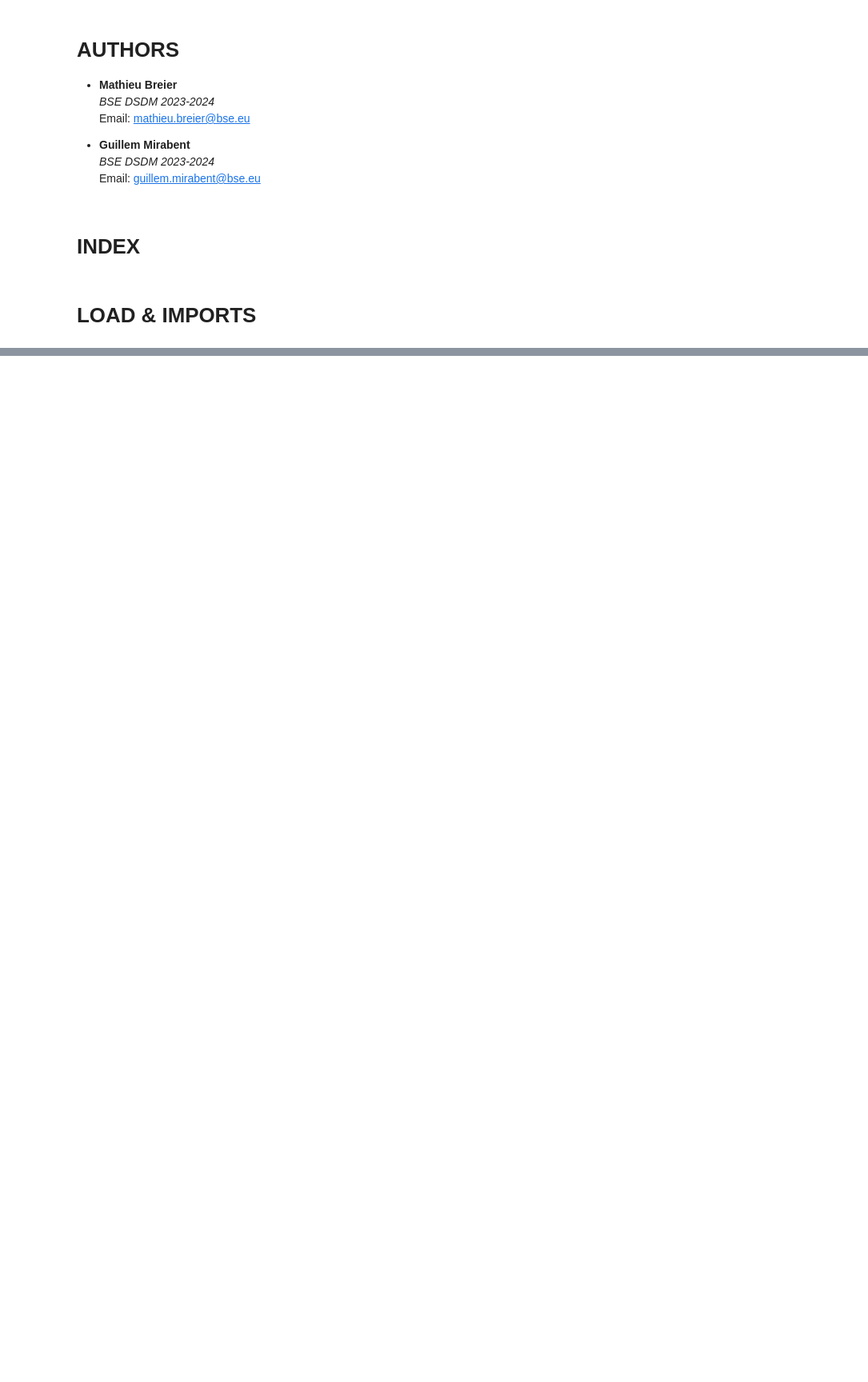
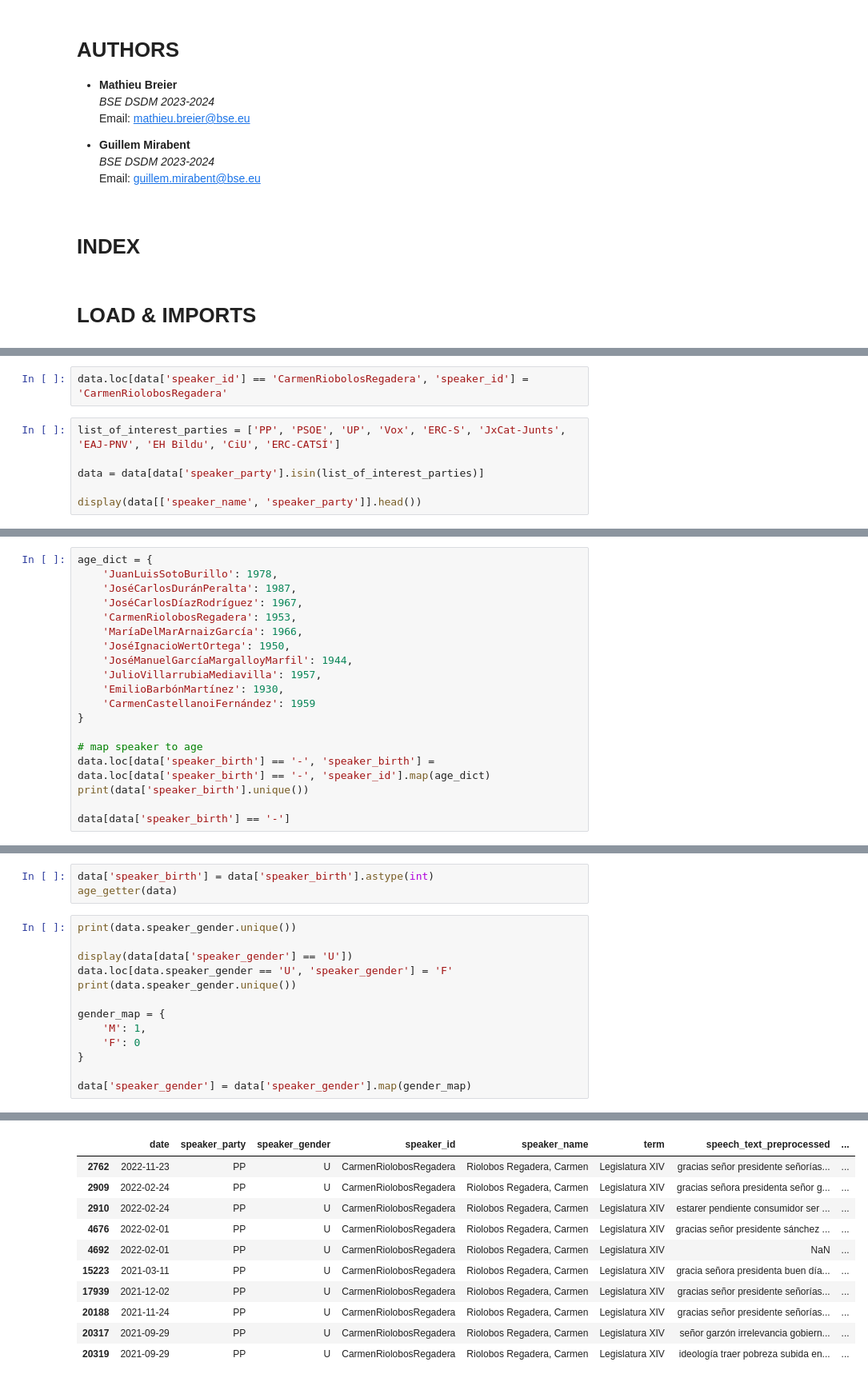
Before and after one commit to guill-mr/Speech_Classification_in_Spanish_Parliament_with_Transformers, a Jupyter notebook: NN_model.ipynb, the cells around one changed output, grey strips where cells are left out. Shown at 80% size. Drawn from its saved outputs; the diff is of its cells as text; blank space fills up the shorter version.

Commit message:
Initial data preparation for transformer model

```diff
--- a/NN_model.ipynb
+++ b/NN_model.ipynb
@@ -39,0 +65,8 @@ data.loc[data['speaker_party'] == 'PP', 'speaker_party'] = 1
+# %%
+data.loc[data['speaker_id'] == 'CarmenRiobolosRegadera', 'speaker_id'] = 'CarmenRiolobosRegadera'
+# %%
+list_of_interest_parties = ['PP', 'PSOE', 'UP', 'Vox', 'ERC-S', 'JxCat-Junts', 'EAJ-PNV', 'EH Bildu', 'CiU', 'ERC-CATSÍ']
+
+data = data[data['speaker_party'].isin(list_of_interest_parties)]
+
+display(data[['speaker_name', 'speaker_party']].head())
@@ -39,0 +80,19 @@ data.loc[data['speaker_party'] == 'PP', 'speaker_party'] = 1
+# %%
+age_dict = {
+    'JuanLuisSotoBurillo': 1978,
+    'JoséCarlosDuránPeralta': 1987,
+    'JoséCarlosDíazRodríguez': 1967,
+    'CarmenRiolobosRegadera': 1953,
+    'MaríaDelMarArnaizGarcía': 1966,
+    'JoséIgnacioWertOrtega': 1950,
+    'JoséManuelGarcíaMargalloyMarfil': 1944,
+    'JulioVillarrubiaMediavilla': 1957,
+    'EmilioBarbónMartínez': 1930,
+    'CarmenCastellanoiFernández': 1959
+}
+
+# map speaker to age
+data.loc[data['speaker_birth'] == '-', 'speaker_birth'] = data.loc[data['speaker_birth'] == '-', 'speaker_id'].map(age_dict)
+print(data['speaker_birth'].unique())
+
+data[data['speaker_birth'] == '-']
@@ -39,0 +107,17 @@ data.loc[data['speaker_party'] == 'PP', 'speaker_party'] = 1
+# %%
+data['speaker_birth'] = data['speaker_birth'].astype(int)
+age_getter(data)
+# %%
+print(data.speaker_gender.unique())
+
+display(data[data['speaker_gender'] == 'U'])
+data.loc[data.speaker_gender == 'U', 'speaker_gender'] = 'F'
+print(data.speaker_gender.unique())
+
+gender_map = {
+    'M': 1,
+    'F': 0
+}
+
+data['speaker_gender'] = data['speaker_gender'].map(gender_map)
+# %% [output]
@@ -39,0 +125,11 @@ data.loc[data['speaker_party'] == 'PP', 'speaker_party'] = 1
+|  | date | speaker_party | speaker_gender | speaker_id | speaker_name | term | speech_text_preprocessed | ... |
+| 2762 | 2022-11-23 | PP | U | CarmenRiolobosRegadera | Riolobos Regadera, Carmen | Legislatura XIV | gracias señor presidente señorías... | ... |
+| 2909 | 2022-02-24 | PP | U | CarmenRiolobosRegadera | Riolobos Regadera, Carmen | Legislatura XIV | gracias señora presidenta señor g... | ... |
+| 2910 | 2022-02-24 | PP | U | CarmenRiolobosRegadera | Riolobos Regadera, Carmen | Legislatura XIV | estarer pendiente consumidor ser ... | ... |
+| 4676 | 2022-02-01 | PP | U | CarmenRiolobosRegadera | Riolobos Regadera, Carmen | Legislatura XIV | gracias señor presidente sánchez ... | ... |
+| 4692 | 2022-02-01 | PP | U | CarmenRiolobosRegadera | Riolobos Regadera, Carmen | Legislatura XIV | NaN | ... |
+| 15223 | 2021-03-11 | PP | U | CarmenRiolobosRegadera | Riolobos Regadera, Carmen | Legislatura XIV | gracia señora presidenta buen día... | ... |
+| 17939 | 2021-12-02 | PP | U | CarmenRiolobosRegadera | Riolobos Regadera, Carmen | Legislatura XIV | gracias señor presidente señorías... | ... |
+| 20188 | 2021-11-24 | PP | U | CarmenRiolobosRegadera | Riolobos Regadera, Carmen | Legislatura XIV | gracias señor presidente señorías... | ... |
+| 20317 | 2021-09-29 | PP | U | CarmenRiolobosRegadera | Riolobos Regadera, Carmen | Legislatura XIV | señor garzón irrelevancia gobiern... | ... |
+| 20319 | 2021-09-29 | PP | U | CarmenRiolobosRegadera | Riolobos Regadera, Carmen | Legislatura XIV | ideología traer pobreza subida en... | ... |
```
Also changed, not shown: parts of 19 cells of this notebook, 1 other file.
